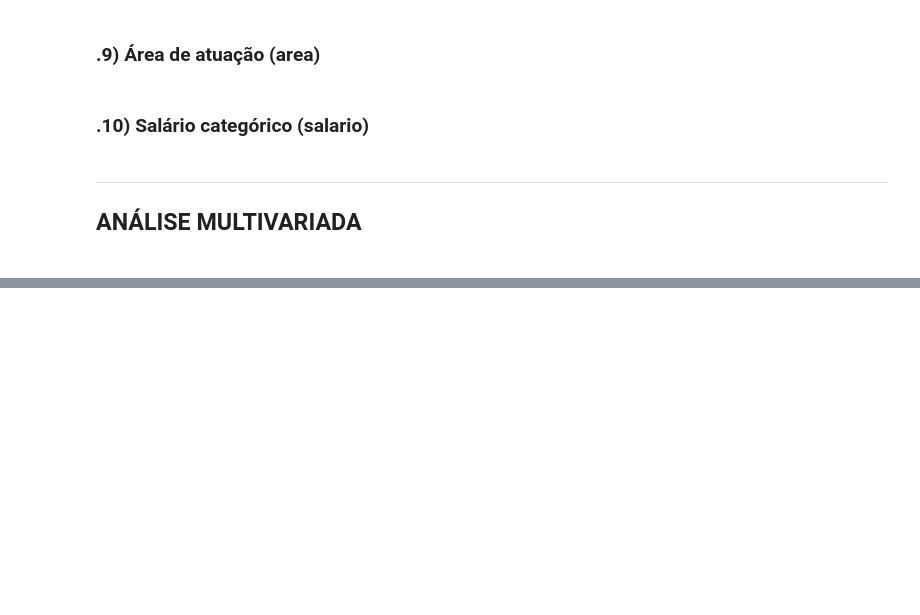
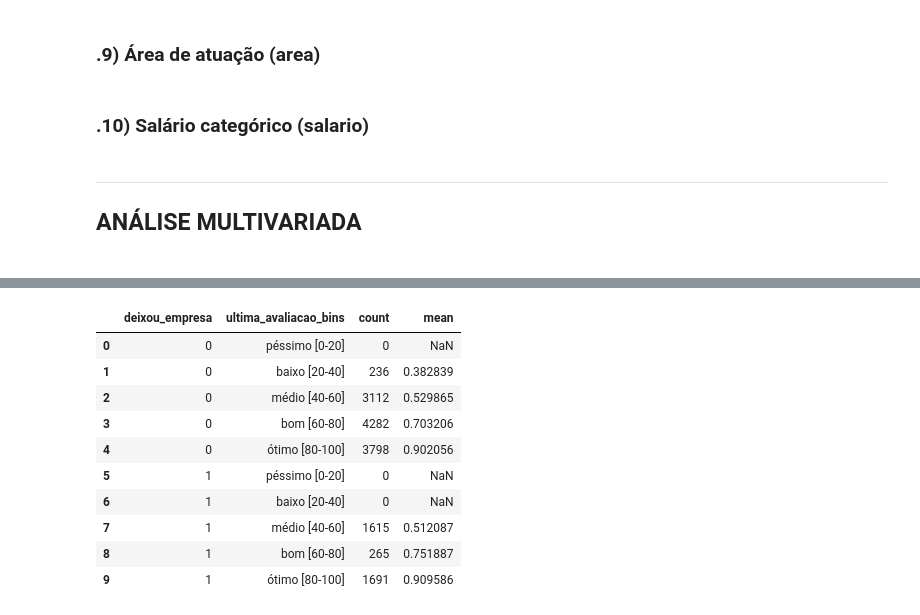
Before and after one commit to Krupique/challenges-kaggle, a Jupyter notebook: challenges/14_PeopleAnalytics/PeopleAnalytics.ipynb, the cells around one changed output, grey strips where cells are left out. Drawn from its saved outputs; the diff is of its cells as text; code cells hidden in the pictures; blank space fills up the shorter version.

```diff
--- a/challenges/14_PeopleAnalytics/PeopleAnalytics.ipynb
+++ b/challenges/14_PeopleAnalytics/PeopleAnalytics.ipynb
@@ -326,0 +426,22 @@ exibeBarplot(df_ind, coluna='salario', xlabel='Categorias de salário', ylabel='
+# %%
+df_temp = compararAtributos(df_mul, 'deixou_empresa', 'ultima_avaliacao_bins', 'ultima_avaliacao', ['count', 'mean'])
+display(df_temp)
+
+exibeBarplotMult(df_temp, colunaIndex='deixou_empresa',
+                x='ultima_avaliacao_bins',
+                y='count', labels=['Não', 'Sim'],
+                width=1200, height=400,
+                title='Quantidade de demissões e não demissões por última avaliação dos colaboradores',
+                xlabel='Última avaliação', ylabel='Quantidade')
+# %% [output]
+|  | deixou_empresa | ultima_avaliacao_bins | count | mean |
+| 0 | 0 | péssimo [0-20] | 0 | NaN |
+| 1 | 0 | baixo [20-40] | 236 | 0.382839 |
+| 2 | 0 | médio [40-60] | 3112 | 0.529865 |
+| 3 | 0 | bom [60-80] | 4282 | 0.703206 |
+| 4 | 0 | ótimo [80-100] | 3798 | 0.902056 |
+| 5 | 1 | péssimo [0-20] | 0 | NaN |
+| 6 | 1 | baixo [20-40] | 0 | NaN |
+| 7 | 1 | médio [40-60] | 1615 | 0.512087 |
+| 8 | 1 | bom [60-80] | 265 | 0.751887 |
+| 9 | 1 | ótimo [80-100] | 1691 | 0.909586 |
```
Also changed, not shown: parts of 30 cells of this notebook, 1 other file.
